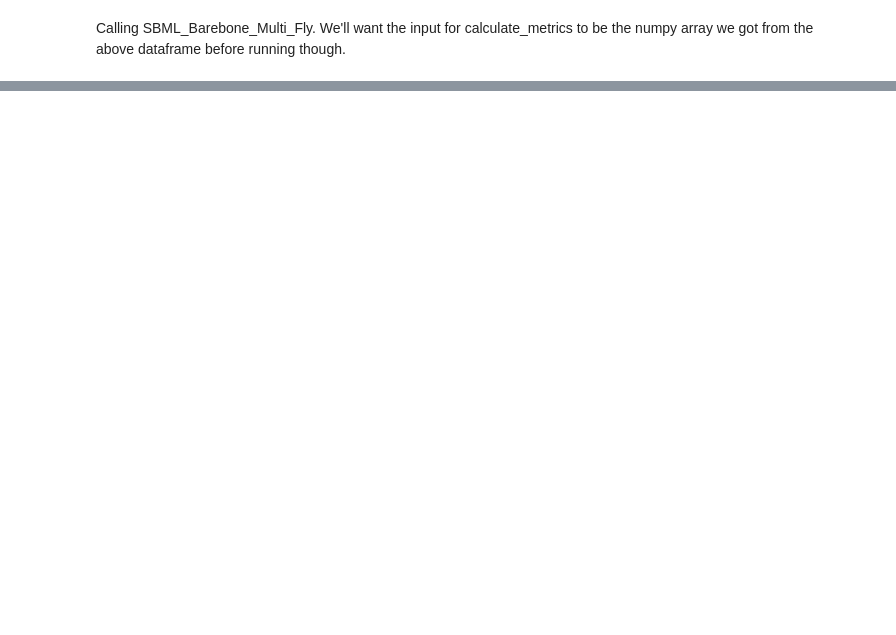
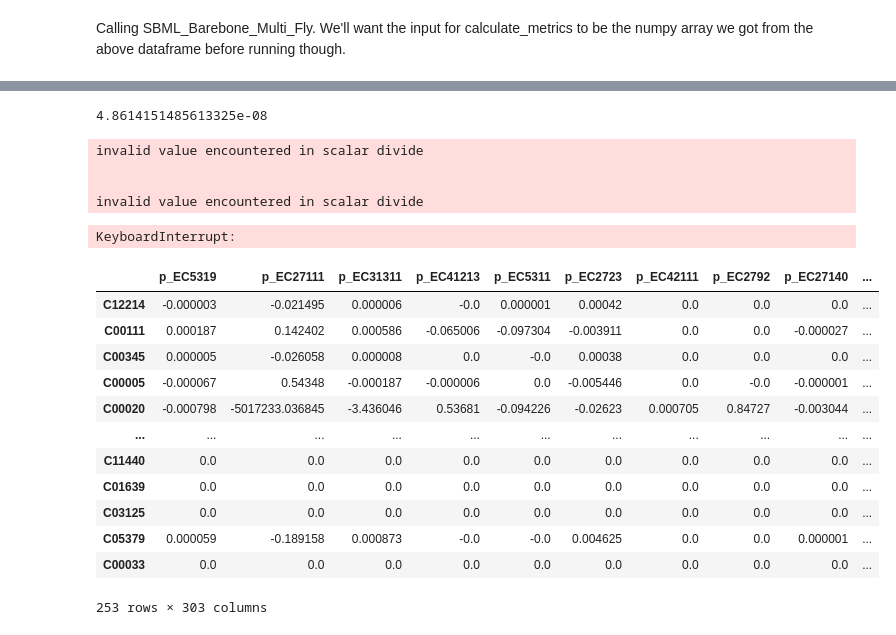
Before and after one commit to carothersresearch/ECFERS, a Jupyter notebook: notebooks/perturb_and_collect.ipynb, the cells around one changed output, grey strips where cells are left out. Saved outputs shown, nothing was run; the diff lists cells and outputs as text; code cells hidden in the pictures; blank space fills up the shorter version.

```diff
--- a/notebooks/perturb_and_collect.ipynb
+++ b/notebooks/perturb_and_collect.ipynb
@@ -118,0 +243,4 @@ metrics = bfe(peter, concentration_df.to_numpy().reshape(-1))
+# %%
+calc_coeffs(changed, observed, metric)
+# %% [output]
+4.8614151485613325e-08
@@ -118,0 +252,31 @@ metrics = bfe(peter, concentration_df.to_numpy().reshape(-1))
+# %%
+heatmap_data = pd.DataFrame(index=compounds, columns=params)
+
+for param in params:
+    for comp in compounds:
+        try:
+            heatmap_data.loc[comp, param] = calc_coeffs(param, comp, "Final Concentration")
+        except IndexError as e:
+            heatmap_data.loc[comp, param] = 0
+# %% [output]
+invalid value encountered in scalar divide
+
+
+invalid value encountered in scalar divide
+KeyboardInterrupt:
+# %%
+heatmap_data
+# %% [output]
+|  | p_EC5319 | p_EC27111 | p_EC31311 | p_EC41213 | p_EC5311 | p_EC2723 | p_EC42111 | p_EC2792 | p_EC27140 | ... |
+| C12214 | -0.000003 | -0.021495 | 0.000006 | -0.0 | 0.000001 | 0.00042 | 0.0 | 0.0 | 0.0 | ... |
+| C00111 | 0.000187 | 0.142402 | 0.000586 | -0.065006 | -0.097304 | -0.003911 | 0.0 | 0.0 | -0.000027 | ... |
+| C00345 | 0.000005 | -0.026058 | 0.000008 | 0.0 | -0.0 | 0.00038 | 0.0 | 0.0 | 0.0 | ... |
+| C00005 | -0.000067 | 0.54348 | -0.000187 | -0.000006 | 0.0 | -0.005446 | 0.0 | -0.0 | -0.000001 | ... |
+| C00020 | -0.000798 | -5017233.036845 | -3.436046 | 0.53681 | -0.094226 | -0.02623 | 0.000705 | 0.84727 | -0.003044 | ... |
+| ... | ... | ... | ... | ... | ... | ... | ... | ... | ... | ... |
+| C11440 | 0.0 | 0.0 | 0.0 | 0.0 | 0.0 | 0.0 | 0.0 | 0.0 | 0.0 | ... |
+| C01639 | 0.0 | 0.0 | 0.0 | 0.0 | 0.0 | 0.0 | 0.0 | 0.0 | 0.0 | ... |
+| C03125 | 0.0 | 0.0 | 0.0 | 0.0 | 0.0 | 0.0 | 0.0 | 0.0 | 0.0 | ... |
+| C05379 | 0.000059 | -0.189158 | 0.000873 | -0.0 | -0.0 | 0.004625 | 0.0 | 0.0 | 0.000001 | ... |
+| C00033 | 0.0 | 0.0 | 0.0 | 0.0 | 0.0 | 0.0 | 0.0 | 0.0 | 0.0 | ... |
+253 rows × 303 columns
```
Also changed, not shown: parts of 34 cells of this notebook, 2 other files.
